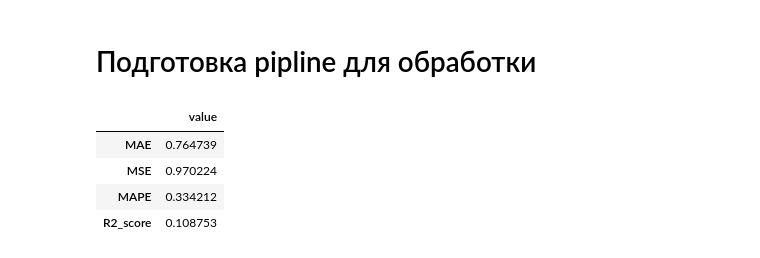
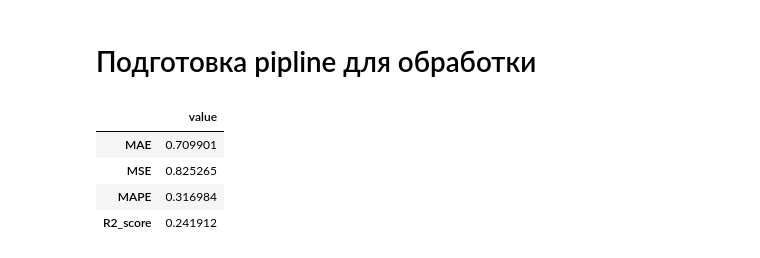
Before and after one commit to aleks-haksly/Simulative, a Jupyter notebook: ML/recomendation.ipynb, the cells around one changed output. Drawn from its saved outputs; the diff is of its cells as text; code cells hidden in the pictures.

```diff
--- a/ML/recomendation.ipynb
+++ b/ML/recomendation.ipynb
@@ -157,10 +156,35 @@ class NaivePredictor(ClassifierMixin, BaseEstimator):
         return predictions
+# %%
+class NaivePredictor2(ClassifierMixin, BaseEstimator):
+
+    def __init__(self):
+        self.rating_movie_mean_ = None  # Для хранения средней оценки фильма
+        self.rating_user_mean_ = None
+
+    def fit(self, X, y):
+        concatenated_df = pd.concat([X, y], axis=1)
+        self.rating_movie_mean_ = concatenated_df.groupby('movieId')['rating'].mean()
+        self.rating_user_mean_ = concatenated_df.groupby('userId')['rating'].mean()
+        self.global_mean = y.mean()
+        return self
+
+    def predict(self, X):
+        """
+        Предсказывает средний рейтинг фильма для каждого примера.
+        Если `movieId` нет в обучающей выборке, возвращает средний рейтинг по всем фильмам.
+        """
+        if self.rating_movie_mean_ is None:
+            raise ValueError("Model is not fitted yet. Call `fit` before `predict`.")
+
+        # Заполняем пропущенные значения средним рейтингом всех фильмов
+        predictions = (X['movieId'].map(self.rating_movie_mean_)*0.5 + X['userId'].map(self.rating_user_mean_)*0.5).fillna(self.global_mean)
+        return predictions
 # %%
 pipe = Pipeline(
     [
         ("Custom_transformer", CustomTransformer(movies_data=movies_df)),
         ("OneHotEncoder", col_transformer),
-        ("NaivePredictor", NaivePredictor())
+        ("NaivePredictor", NaivePredictor2())
     ]
 )
 # %%
@@ -177,7 +201,7 @@ X_train, X_test, y_train, y_test = train_test_split(
     random_state=42  # <--- Мешать ли данные или делить по индексам
 )
 # %%
-def evalueate_model(y_true, y_predicted):
+def evaluate_model(y_true, y_predicted):
   result = pd.DataFrame.from_dict({
           "MAE": mean_absolute_error(y_true, y_predicted),
           "MSE": mean_squared_error(y_true, y_predicted),
@@ -187,10 +211,10 @@ def evalueate_model(y_true, y_predicted):
   orient='index', columns=['value'])
   return result
 # %%
-evalueate_model(y_test, pipe.fit(X_train, y_train).predict(X_test))
+evaluate_model(y_test, pipe.fit(X_train, y_train).predict(X_test)) #2
 # %% [output]
 |  | value |
-| MAE | 0.764739 |
-| MSE | 0.970224 |
-| MAPE | 0.334212 |
-| R2_score | 0.108753 |
+| MAE | 0.709901 |
+| MSE | 0.825265 |
+| MAPE | 0.316984 |
+| R2_score | 0.241912 |
```
Also changed, not shown: parts of 1 cell of this notebook.
